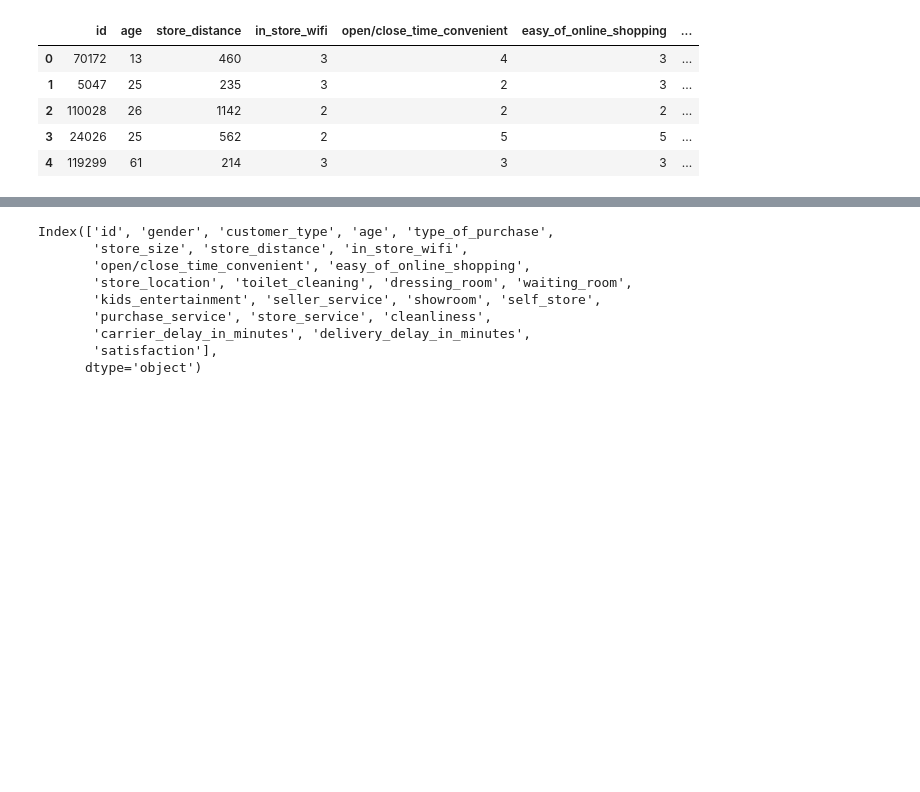
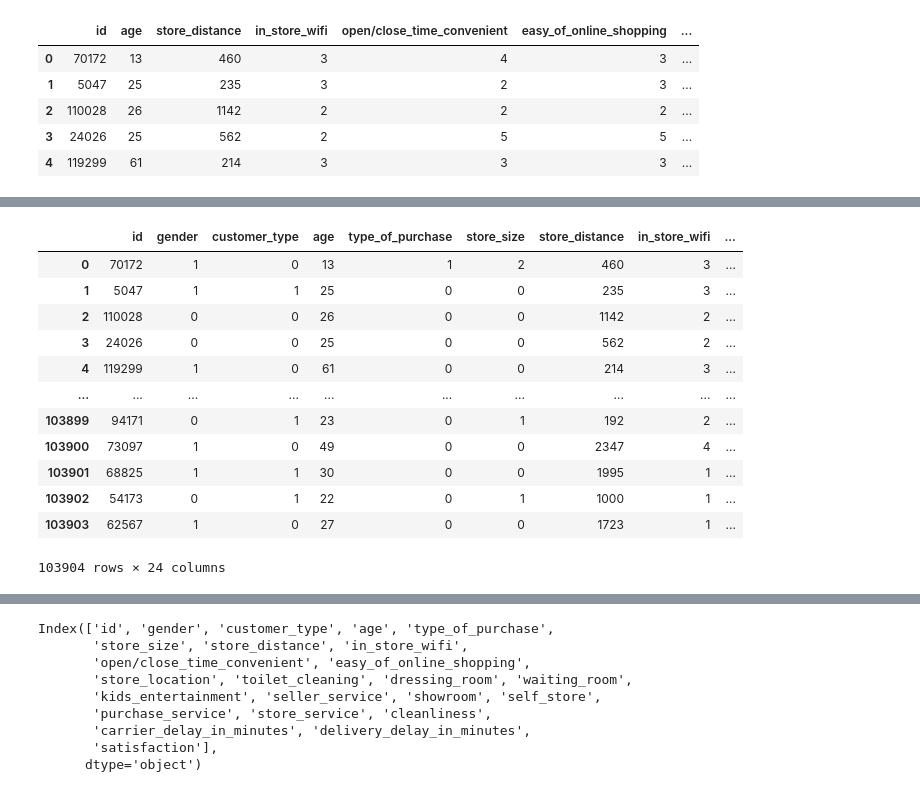
Before and after one commit to vivianebuge/hackday_5_DataWizards, a Jupyter notebook: v1.ipynb, the cells around one changed output, grey strips where cells are left out. Drawn from its saved outputs; the diff is of its cells as text; code cells hidden in the pictures; blank space fills up the shorter version.

```diff
--- a/v1.ipynb
+++ b/v1.ipynb
@@ -221,3 +232,19 @@ df1['satisfaction'] = le.fit_transform( df1['satisfaction'] )
+# %%
+df1
+# %% [output]
+|  | id | gender | customer_type | age | type_of_purchase | store_size | store_distance | in_store_wifi | ... |
+| 0 | 70172 | 1 | 0 | 13 | 1 | 2 | 460 | 3 | ... |
+| 1 | 5047 | 1 | 1 | 25 | 0 | 0 | 235 | 3 | ... |
+| 2 | 110028 | 0 | 0 | 26 | 0 | 0 | 1142 | 2 | ... |
+| 3 | 24026 | 0 | 0 | 25 | 0 | 0 | 562 | 2 | ... |
+| 4 | 119299 | 1 | 0 | 61 | 0 | 0 | 214 | 3 | ... |
+| ... | ... | ... | ... | ... | ... | ... | ... | ... | ... |
+| 103899 | 94171 | 0 | 1 | 23 | 0 | 1 | 192 | 2 | ... |
+| 103900 | 73097 | 1 | 0 | 49 | 0 | 0 | 2347 | 4 | ... |
+| 103901 | 68825 | 1 | 1 | 30 | 0 | 0 | 1995 | 1 | ... |
+| 103902 | 54173 | 0 | 1 | 22 | 0 | 1 | 1000 | 1 | ... |
+| 103903 | 62567 | 1 | 0 | 27 | 0 | 0 | 1723 | 1 | ... |
+103904 rows × 24 columns
 # %%
 # df1['satisfaction'] = df1['satisfaction'].map(satisfaction_dic)
 # %%
```
Also changed, not shown: parts of 16 cells of this notebook, 3 other files.
